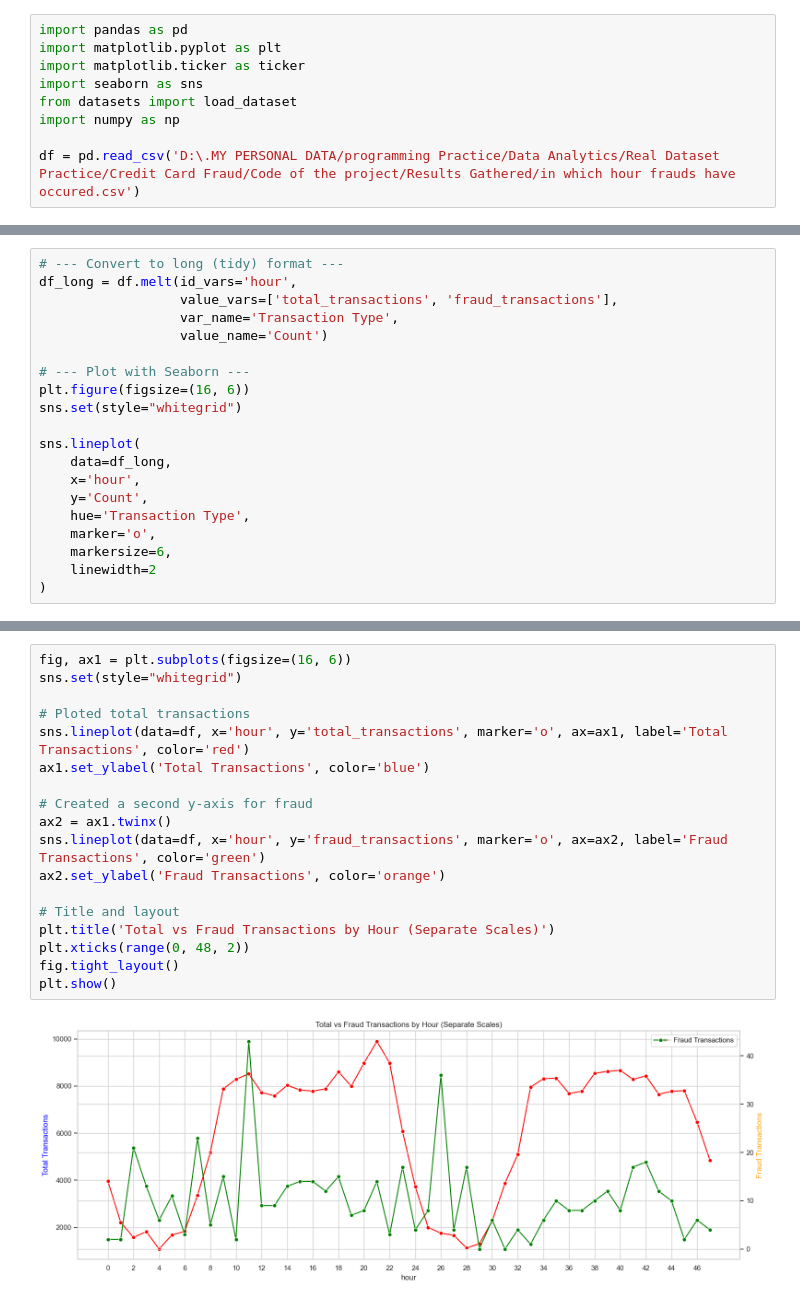
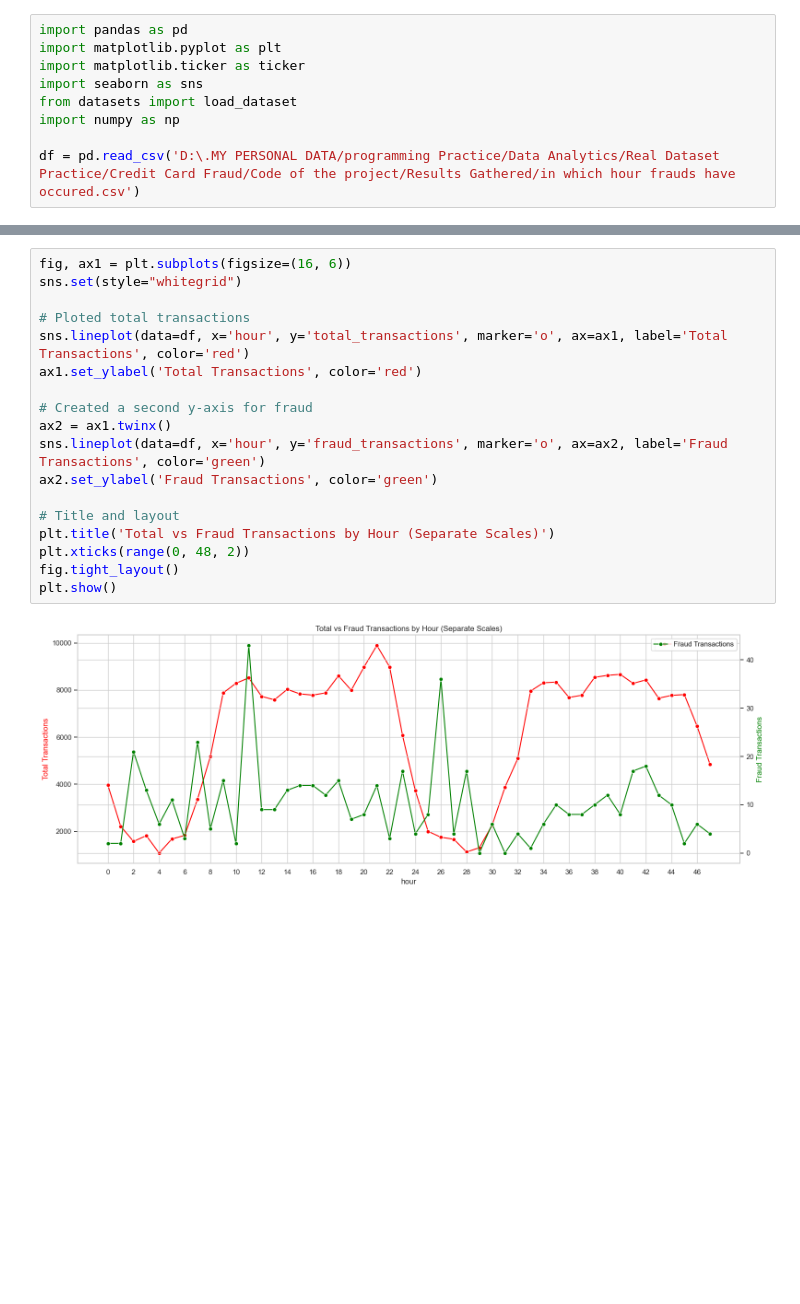
Before and after one commit to SamirAliWebDev/credit-card_fraud-and-not-fraud_Transactions, a Jupyter notebook: Data Analysis file/how many fraud have occured.ipynb, the cells around one changed output, grey strips where cells are left out. Drawn from its saved outputs; the diff is of its cells as text; blank space fills up the shorter version.

Commit message:
created graph

```diff
--- a/Data Analysis file/how many fraud have occured.ipynb
+++ b/Data Analysis file/how many fraud have occured.ipynb
@@ -20,20 +30,0 @@ df.head()
-# %%
-# --- Convert to long (tidy) format ---
-df_long = df.melt(id_vars='hour',
-                  value_vars=['total_transactions', 'fraud_transactions'],
-                  var_name='Transaction Type',
-                  value_name='Count')
-
-# --- Plot with Seaborn ---
-plt.figure(figsize=(16, 6))
-sns.set(style="whitegrid")
-
-sns.lineplot(
-    data=df_long,
-    x='hour',
-    y='Count',
-    hue='Transaction Type',
-    marker='o',
-    markersize=6,
-    linewidth=2
-)
@@ -57,20 +31,20 @@ plt.tight_layout()
 # %%
 fig, ax1 = plt.subplots(figsize=(16, 6))
 sns.set(style="whitegrid")
 
 # Ploted total transactions
 sns.lineplot(data=df, x='hour', y='total_transactions', marker='o', ax=ax1, label='Total Transactions', color='red')
-ax1.set_ylabel('Total Transactions', color='blue')
+ax1.set_ylabel('Total Transactions', color='red')
 
 # Created a second y-axis for fraud
 ax2 = ax1.twinx()
 sns.lineplot(data=df, x='hour', y='fraud_transactions', marker='o', ax=ax2, label='Fraud Transactions', color='green')
-ax2.set_ylabel('Fraud Transactions', color='orange')
+ax2.set_ylabel('Fraud Transactions', color='green')
 
 # Title and layout
 plt.title('Total vs Fraud Transactions by Hour (Separate Scales)')
 plt.xticks(range(0, 48, 2))
 fig.tight_layout()
 plt.show()
 # %% [output]
-[figure, old version]
+[figure, new version]
```
Also changed, not shown: parts of 4 cells of this notebook.
